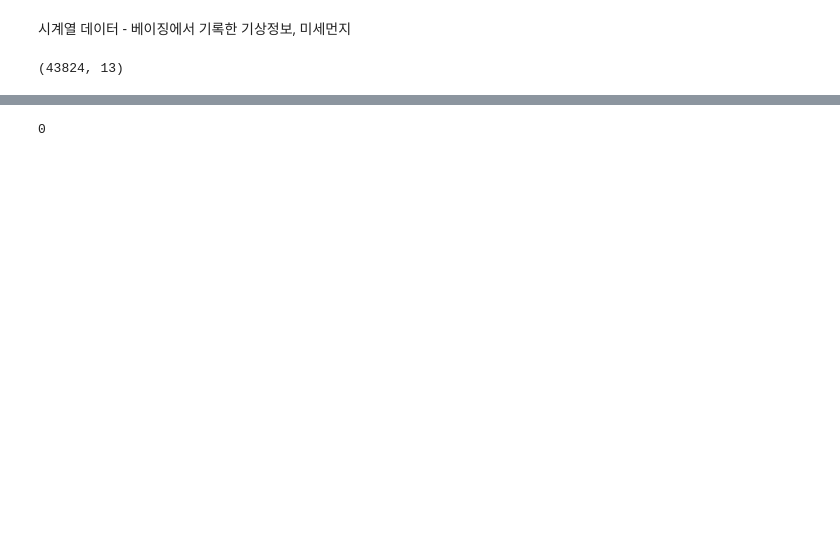
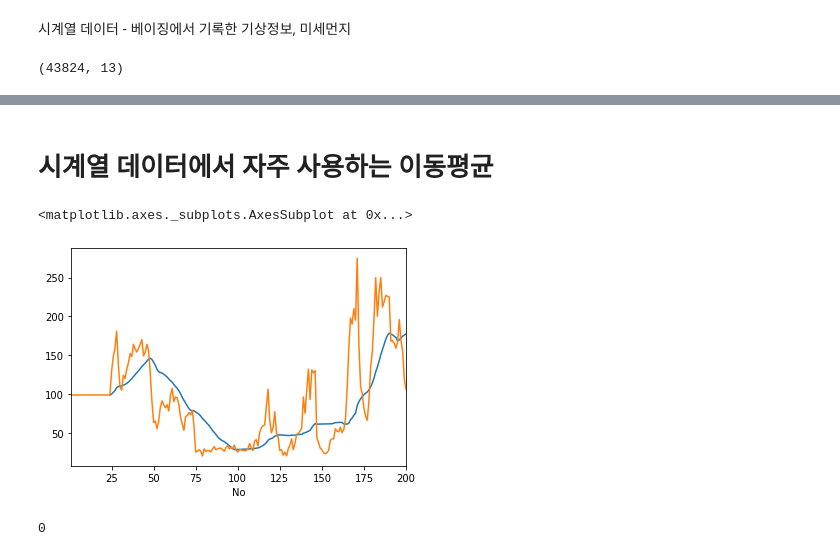
Before and after one commit to sogangori/NH_machine_learning, a Jupyter notebook: day7_time_series.ipynb, the cells around one changed output, grey strips where cells are left out. Cells and saved outputs as stored; diff of their text form; code cells hidden in the pictures; blank space fills up the shorter version.

```diff
--- a/day7_time_series.ipynb
+++ b/day7_time_series.ipynb
@@ -22,3 +22,11 @@ df.head()
+# %% [markdown]
+#  시계열 데이터에서 자주 사용하는 이동평균
+# %%
+df['pm2.5'].rolling(window=24).mean().iloc[:200].plot()
+df['pm2.5'].iloc[:200].plot()
+# %% [output]
+<matplotlib.axes._subplots.AxesSubplot at 0x...>
+[figure, added]
 # %%
 # 평균값으로 누락값 채우기
 df['pm2.5'] = df['pm2.5'].fillna(df['pm2.5'].mean())
```
Also changed, not shown: parts of 21 cells of this notebook.
